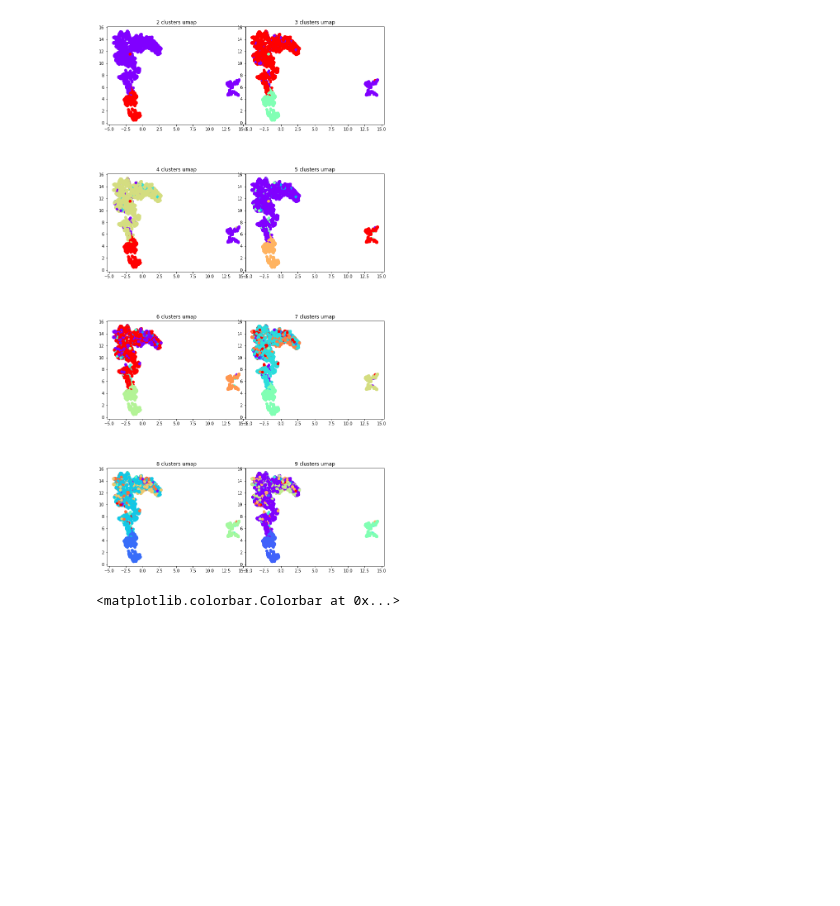
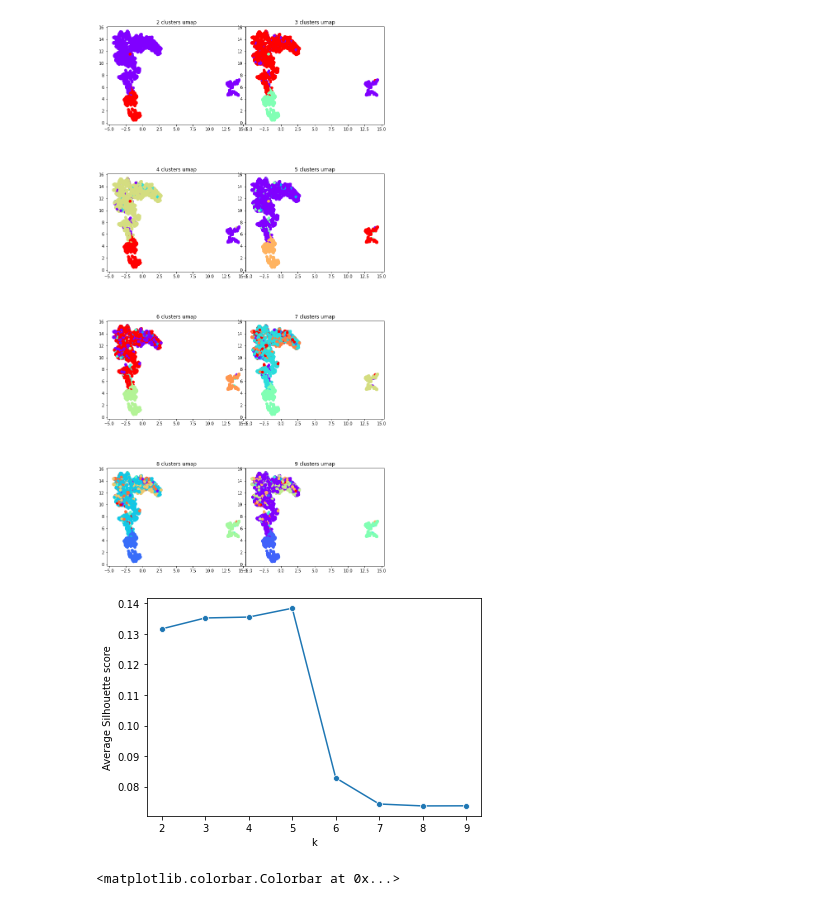
Before and after one commit to BohangWei/FDS-Final-Project, a Jupyter notebook: FinalProjectFall2021.ipynb, the cells around one changed output. Saved outputs shown, nothing was run; the diff lists cells and outputs as text; code cells hidden in the pictures; blank space fills up the shorter version.

```diff
--- a/FinalProjectFall2021.ipynb
+++ b/FinalProjectFall2021.ipynb
@@ -381 +401,14 @@ for k in range(2,10):
+# %%
+silhouette_scores = []
+
+for k in range(2,10):
+    clustering_Agglomerative = AgglomerativeClustering(n_clusters = k, affinity= 'precomputed', linkage = 'complete').fit(dist_matrix)
+    silhouette_scores.append(silhouette_score(dist_matrix, clustering_Agglomerative.labels_, metric = 'precomputed'))
+
+sns.lineplot(x = range(2,10), y = silhouette_scores, marker = 'o')
+plt.xlabel('k')
+plt.ylabel('Average Silhouette score')
+plt.show()
+# %% [output]
+[figure, added]
 # %%
```
Also changed, not shown: parts of 17 cells of this notebook.
